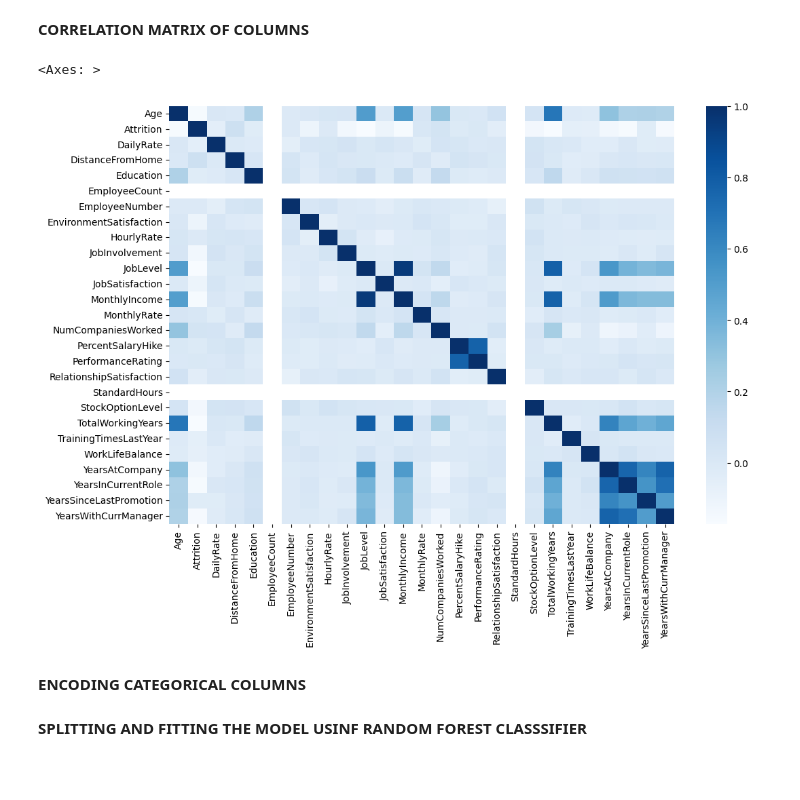
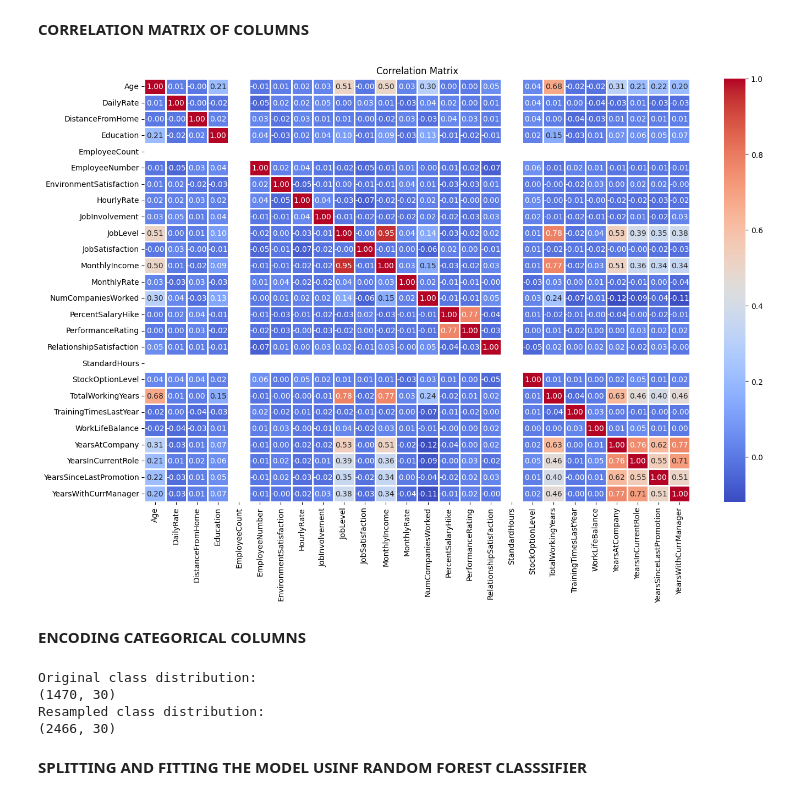
Before and after one commit to bjorn-sys/HR_Attrition_Model, a Jupyter notebook: hr attrition.ipynb, the cells around one changed output. Drawn from its saved outputs; the diff is of its cells as text; code cells hidden in the pictures; blank space fills up the shorter version.

```diff
--- a/hr attrition.ipynb
+++ b/hr attrition.ipynb
@@ -18,7 +25,7 @@ from xgboost import XGBClassifier
 
 # Load the dataset
 
-df = pd.read_csv(r'C:\Users\USER\Desktop\PDF\WA_Fn-UseC_-HR-Employee-Attrition.csv')
+df = pd.read_excel(r'C:\Users\USER\Desktop\main_projects\hr attrtion\hr attrition.xlsx')
 df.head()
 # %% [output]
 |  | Age | Attrition | BusinessTravel | DailyRate | Department | DistanceFromHome | Education | ... |
@@ -248,13 +255,14 @@ Name: count, dtype: int64
 [figure]
 # %% [markdown]
 **CORRELATION MATRIX OF COLUMNS**
-# %%
-correlation = [col for col in df.columns if df[col].dtype in ['int64', 'float64']]
-plt.figure(figsize=(12,8))
-sns.heatmap(df[correlation].corr(), cmap='Blues')
-# %% [output]
-<Axes: >
-[figure, removed]
+# %%
+correlation = df.select_dtypes(include=['int64', 'float64']).corr()
+plt.figure(figsize=(16, 10))
+sns.heatmap(correlation, annot=True, fmt=".2f", cmap='coolwarm', lw  =1)
+plt.title('Correlation Matrix')
+plt.show()
+# %% [output]
+[figure, added]
 # %% [markdown]
 **ENCODING CATEGORICAL COLUMNS**
 # %%
@@ -266,5 +274,21 @@ for col in df.select_dtypes(include='object').columns:
     le = LabelEncoder()
     df[col] = le.fit_transform(df[col])
     label_encoders[col] = le
+# %%
+X = df.drop('Attrition', axis=1)    # Features
+y = df['Attrition']   # Target variable
+
+oversampler = RandomOverSampler(random_state=42)
+X_resampled, y_resampled = oversampler.fit_resample(X, y)
+
+print("Original class distribution:")
+print(X.shape)
+print("Resampled class distribution:")
+print(X_resampled.shape)
+# %% [output]
+Original class distribution:
+(1470, 30)
+Resampled class distribution:
+(2466, 30)
 # %% [markdown]
 **SPLITTING AND FITTING THE MODEL USINF RANDOM FOREST CLASSSIFIER**
```
Also changed, not shown: parts of 8 cells of this notebook.
